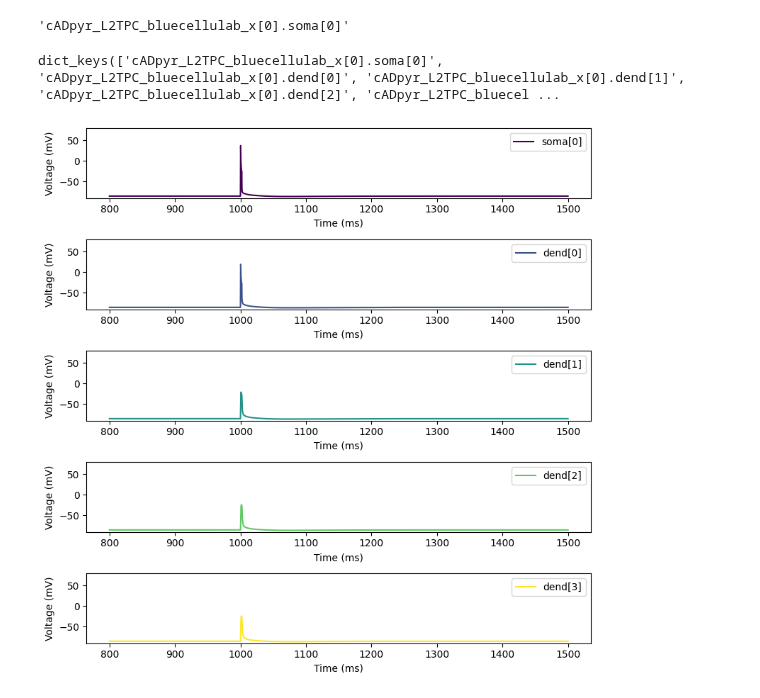
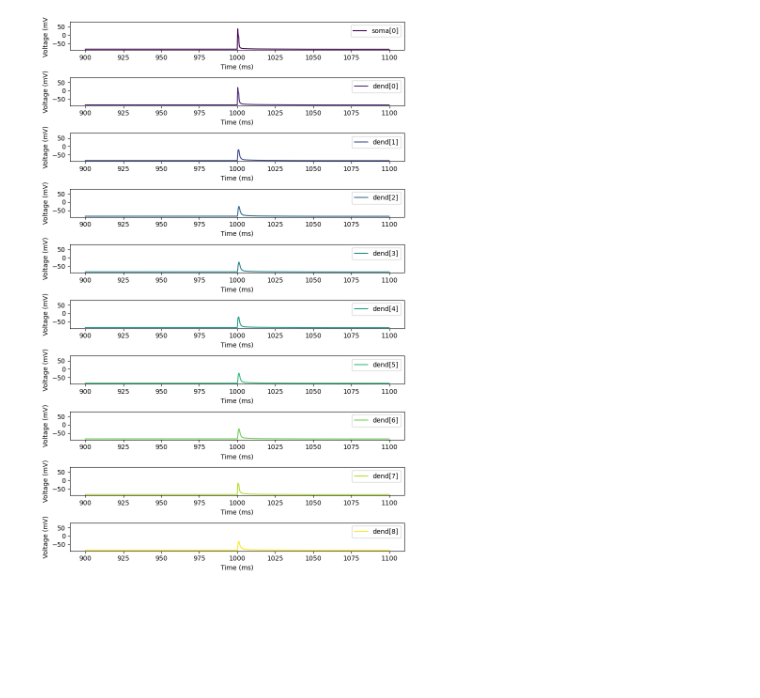
Before and after one commit to BlueBrain/BlueCelluLab, a Jupyter notebook: examples/1-singlecell/bpap.ipynb, the cells around one changed output. Drawn from its saved outputs; the diff is of its cells as text; code cells hidden in the pictures; blank space fills up the shorter version.

```diff
--- a/examples/1-singlecell/bpap.ipynb
+++ b/examples/1-singlecell/bpap.ipynb
@@ -51,38 +77,30 @@ peak_delays = bpap.peak_delays()
 all_recordings = bpap.cell.get_allsections_voltagerecordings()
 # %%
 soma_key = [key for key in all_recordings.keys() if key.endswith("soma[0]")][0]
-# %%
-soma_key
-# %% [output]
-'cADpyr_L2TPC_bluecellulab_x[0].soma[0]'
-# %%
-all_recordings.keys()
-# %% [output]
-dict_keys(['cADpyr_L2TPC_bluecellulab_x[0].soma[0]', 'cADpyr_L2TPC_bluecellulab_x[0].dend[0]', 'cADpyr_L2TPC_bluecellulab_x[0].dend[1]', 'cADpyr_L2TPC_bluecellulab_x[0].dend[2]', 'cADpyr_L2TPC_bluecel ...
 # %%
 time = cell.get_time()
 soma_voltage = all_recordings[soma_key]
 # %%
 from matplotlib.pyplot import get_cmap
 import matplotlib.pyplot as plt
 
 # Define the figure size
-fig, axes = plt.subplots(nrows=5, ncols=1, figsize=(8, 8))
+fig, axes = plt.subplots(nrows=10, ncols=1, figsize=(8, 12))
 
-subtree = list(all_recordings.keys())[:5]
+subtree = list(all_recordings.keys())[:10]
 # Define colormap
 color_map = get_cmap('viridis', len(subtree))
 
 # plot the voltage recordings from the subtree
 for i, (ax, section) in enumerate(zip(axes, subtree)):
     voltage = all_recordings[section]
-    ax.plot(time[32000:], voltage[32000:], label=section.split(".")[-1], color=color_map(i))
+    ax.plot(time[36000:44000], voltage[36000:44000], label=section.split(".")[-1], color=color_map(i))
     ax.legend(loc="upper right")
     ax.set_xlabel("Time (ms)")
     ax.set_ylabel("Voltage (mV)")
     ax.set_ylim(-90, 80)  # Set y-axis limits
 
 plt.tight_layout()  # This ensures that the plots don't overlap
 plt.show()
 # %% [output]
-[figure, old version]
+[figure, new version]
```
Also changed, not shown: parts of 10 cells of this notebook, 2 other files.
